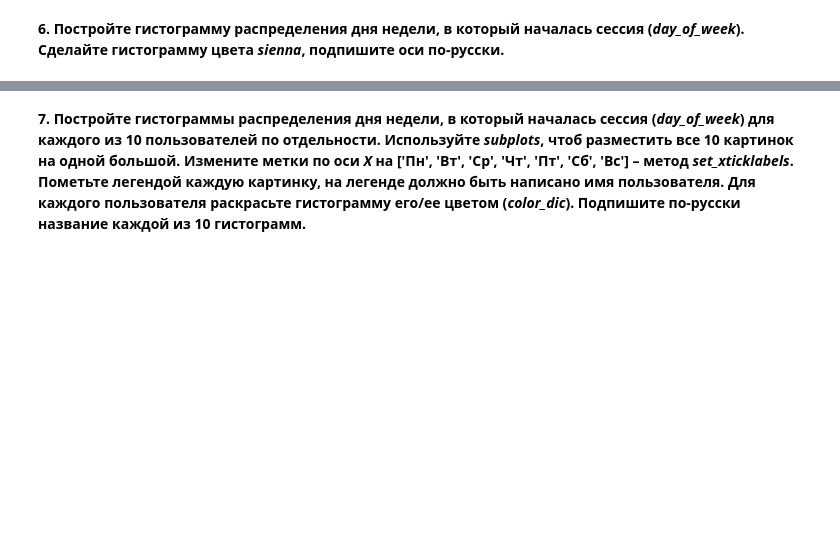
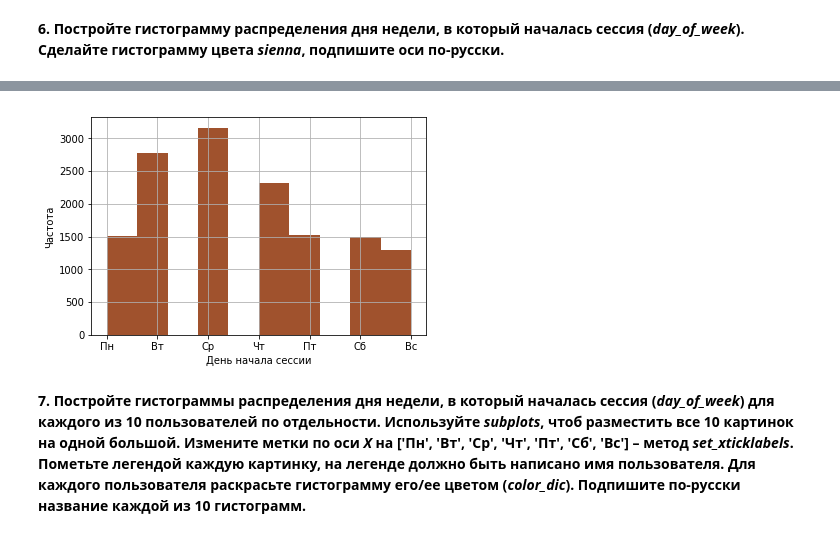
Before and after one commit to dmitrymoshkin/MFTI_Yandex_DA_specialisation, a Jupyter notebook: 6 course/week3_visual_analysis_and_fe.ipynb, the cells around one changed output, grey strips where cells are left out. Saved outputs shown, nothing was run; the diff lists cells and outputs as text; code cells hidden in the pictures; blank space fills up the shorter version.

```diff
--- a/6 course/week3_visual_analysis_and_fe.ipynb
+++ b/6 course/week3_visual_analysis_and_fe.ipynb
@@ -357,2 +371,10 @@ train_data_10users['day_of_week'] ''' ВАШ КОД ЗДЕСЬ '''
+# %%
+x = [0, 'Пн', 'Вт', 'Ср', 'Чт', 'Пт', 'Сб', 'Вс']
+plot = train_data_10users['day_of_week'].hist(color='sienna')
+plot.set_xlabel('День начала сессии')
+plot.set_ylabel('Частота');
+plot.set_xticklabels(x);
+# %% [output]
+[figure, added]
 # %% [markdown]
 **7. Постройте гистограммы распределения дня недели, в который началась сессия (*day_of_week*) для каждого из 10 пользователей по отдельности. Используйте *subplots*, чтоб разместить все 10 картинок на одной большой. Измените метки по оси *X* на ['Пн', 'Вт', 'Ср', 'Чт', 'Пт', 'Сб', 'Вс'] – метод *set_xticklabels*. Пометьте легендой каждую картинку, на легенде должно быть написано имя пользователя. Для каждого пользователя раскрасьте гистограмму его/ее цветом (*color_dic*). Подпишите по-русски название каждой из 10 гистограмм.**
```
Also changed, not shown: parts of 17 cells of this notebook.
